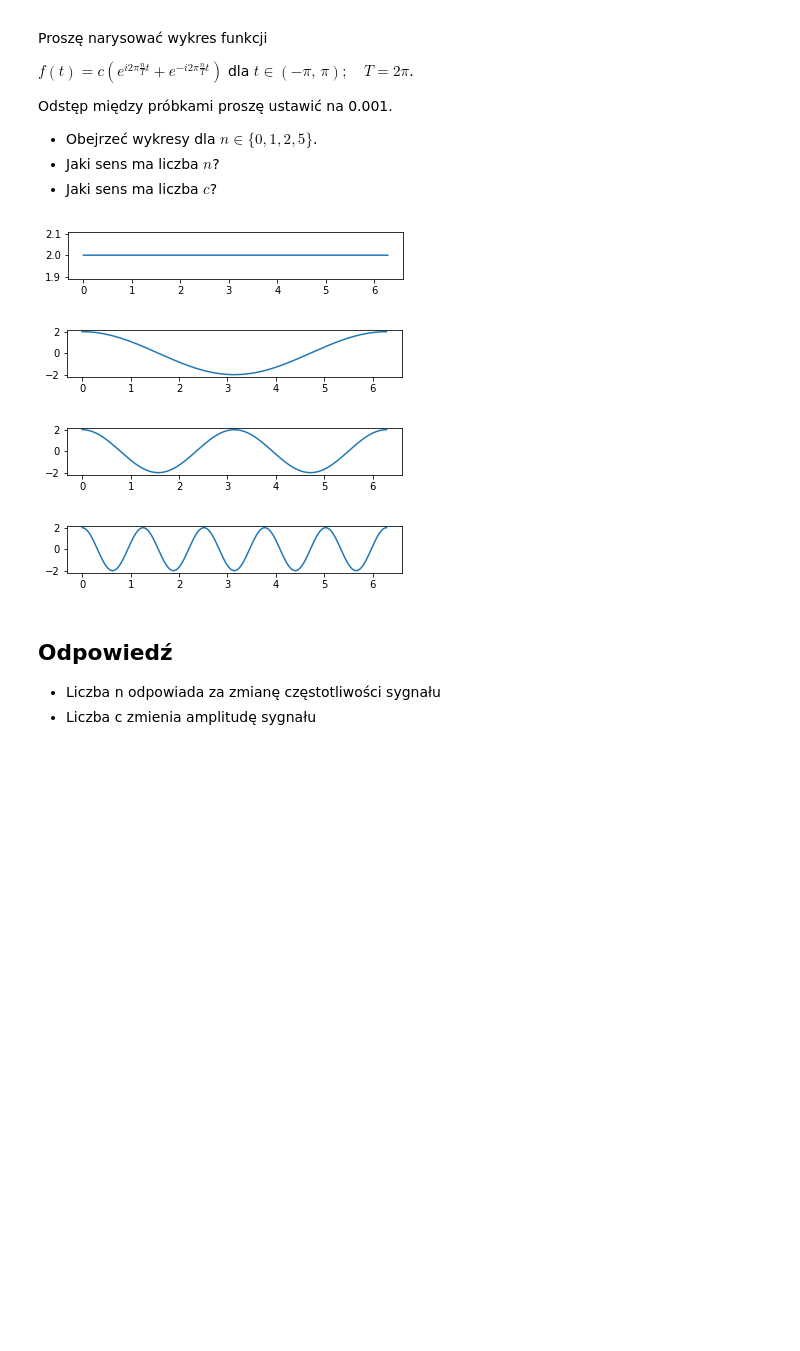
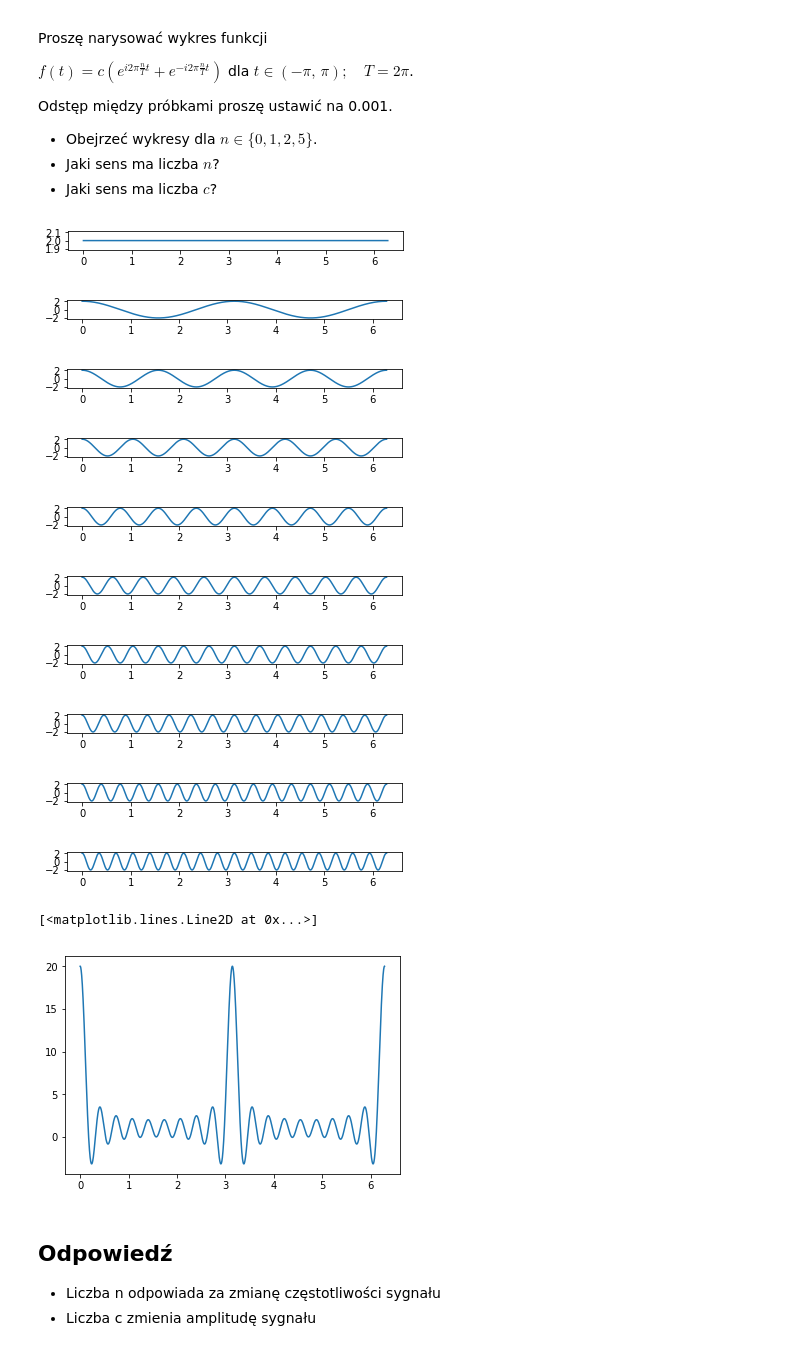
Before and after one commit to PPierzc/Analiza-Sygna-w, a Jupyter notebook: 3/03_Transformata_furiera.ipynb, the cells around one changed output. Cells and saved outputs as stored; diff of their text form; code cells hidden in the pictures; blank space fills up the shorter version.

```diff
--- a/3/03_Transformata_furiera.ipynb
+++ b/3/03_Transformata_furiera.ipynb
@@ -69,19 +69,29 @@ Odstęp między próbkami proszę ustawić na 0.001.
 # %%
 def f(t, c, n):
     return c * (np.exp(1J*2*np.pi*(n/2/np.pi)*t) + np.exp(-1J*2*np.pi*(n/2/np.pi)*t))
 
-n = [0,1,2,5]
+n = [2*i for i in range(10)]
 t = np.arange(0,2*np.pi, 0.001)
 
 for index, i in enumerate(n):
     plt.subplot(len(n), 1, index+1)
     plt.plot(t, f(t, 1, i))
     plt.show()
+
+plt.plot(t, sum([f(t, 1, i) for i in n]))
 # %% [output]
-[figure, old version]
+[figure, new version]
-[figure, old version]
+[figure, new version]
-[figure, old version]
+[figure, new version]
-[figure, old version]
+[figure, new version]
+[figure, added]
+[figure, added]
+[figure, added]
+[figure, added]
+[figure, added]
+[figure, added]
+[<matplotlib.lines.Line2D at 0x...>]
+[figure, added]
 # %% [markdown]
 ## Odpowiedź
 * Liczba n odpowiada za zmianę częstotliwości sygnału
```
Also changed, not shown: parts of 4 cells of this notebook, 3 other files.
